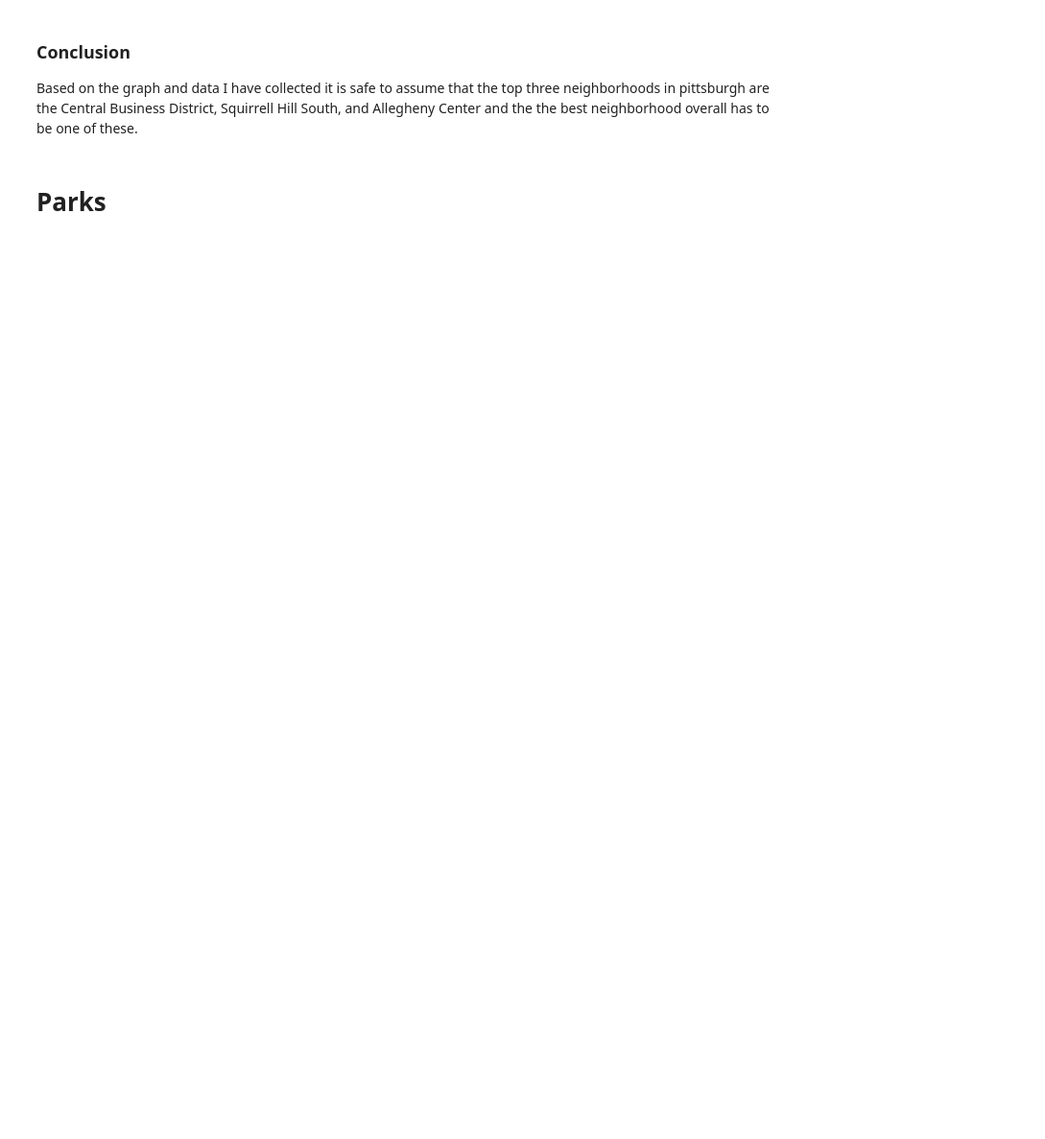
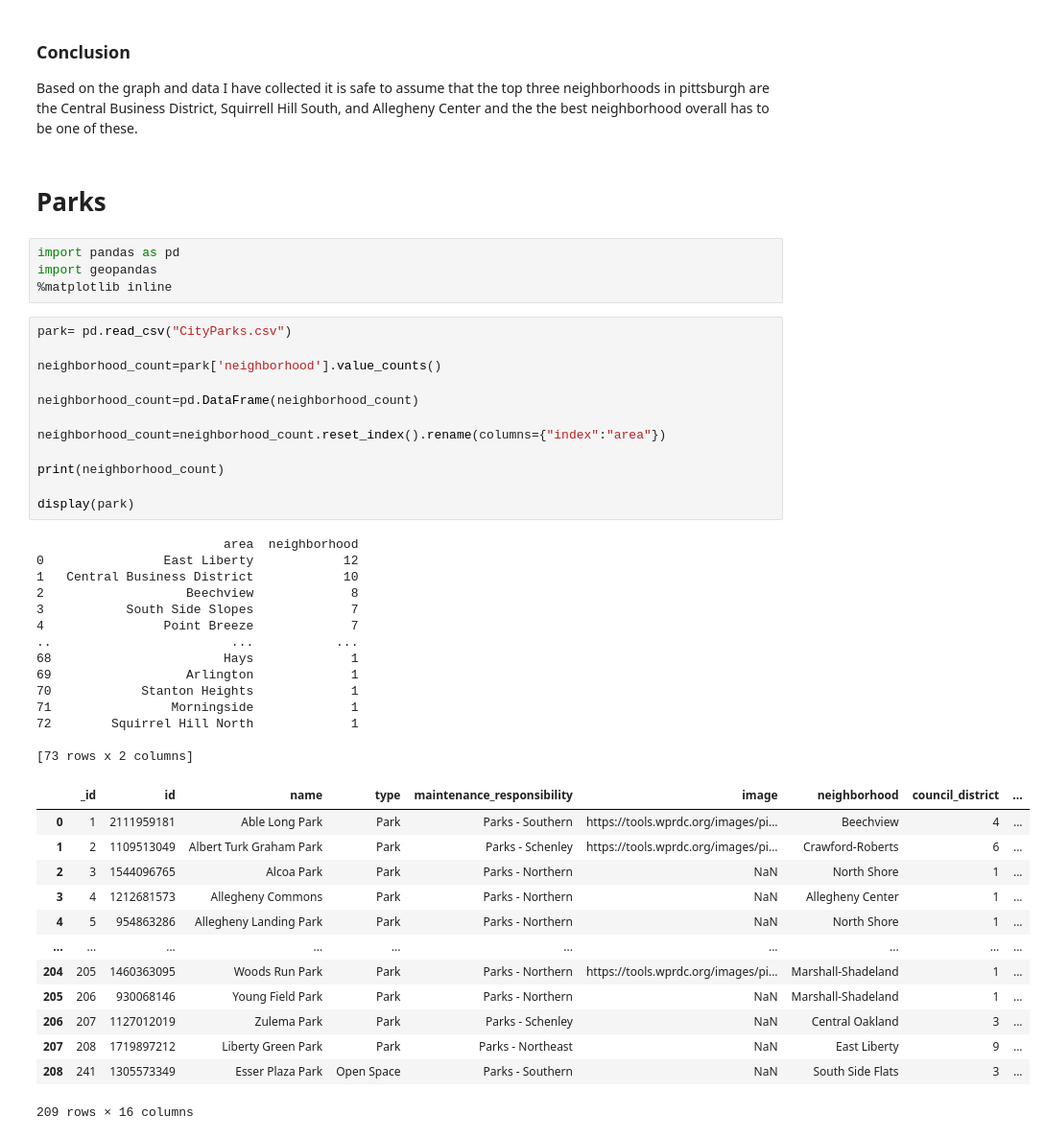
Before and after one commit to ChrisTros/Big-Ideas-Final-Project, a Jupyter notebook: FinalGroup.ipynb, the cells around one changed output. Shown at 96% size. Cells and saved outputs as stored; diff of their text form; blank space fills up the shorter version.

```diff
--- a/FinalGroup.ipynb
+++ b/FinalGroup.ipynb
@@ -88,3 +88,47 @@ plt.show()
 Based on the graph and data I have collected it is safe to assume that the top three neighborhoods in pittsburgh are the Central Business District, Squirrell Hill South, and Allegheny Center and the the best neighborhood overall has to be one of these.
 # %% [markdown]
 # Parks
+# %%
+import pandas as pd
+import geopandas
+%matplotlib inline
+# %%
+park= pd.read_csv("CityParks.csv")
+
+neighborhood_count=park['neighborhood'].value_counts()
+
+neighborhood_count=pd.DataFrame(neighborhood_count)
+
+neighborhood_count=neighborhood_count.reset_index().rename(columns={"index":"area"})
+
+print(neighborhood_count)
+
+display(park)
+# %% [output]
+                         area  neighborhood
+0                East Liberty            12
+1   Central Business District            10
+2                   Beechview             8
+3           South Side Slopes             7
+4                Point Breeze             7
+..                        ...           ...
+68                       Hays             1
+69                  Arlington             1
+70            Stanton Heights             1
+71                Morningside             1
+72        Squirrel Hill North             1
+
+[73 rows x 2 columns]
+|  | _id | id | name | type | maintenance_responsibility | image | neighborhood | council_district | ... |
+| 0 | 1 | 2111959181 | Able Long Park | Park | Parks - Southern | https://tools.wprdc.org/images/pi... | Beechview | 4 | ... |
+| 1 | 2 | 1109513049 | Albert Turk Graham Park | Park | Parks - Schenley | https://tools.wprdc.org/images/pi... | Crawford-Roberts | 6 | ... |
+| 2 | 3 | 1544096765 | Alcoa Park | Park | Parks - Northern | NaN | North Shore | 1 | ... |
+| 3 | 4 | 1212681573 | Allegheny Commons | Park | Parks - Northern | NaN | Allegheny Center | 1 | ... |
+| 4 | 5 | 954863286 | Allegheny Landing Park | Park | Parks - Northern | NaN | North Shore | 1 | ... |
+| ... | ... | ... | ... | ... | ... | ... | ... | ... | ... |
+| 204 | 205 | 1460363095 | Woods Run Park | Park | Parks - Northern | https://tools.wprdc.org/images/pi... | Marshall-Shadeland | 1 | ... |
+| 205 | 206 | 930068146 | Young Field Park | Park | Parks - Northern | NaN | Marshall-Shadeland | 1 | ... |
+| 206 | 207 | 1127012019 | Zulema Park | Park | Parks - Schenley | NaN | Central Oakland | 3 | ... |
+| 207 | 208 | 1719897212 | Liberty Green Park | Park | Parks - Northeast | NaN | East Liberty | 9 | ... |
+| 208 | 241 | 1305573349 | Esser Plaza Park | Open Space | Parks - Southern | NaN | South Side Flats | 3 | ... |
+209 rows × 16 columns
```
Also changed, not shown: parts of 5 cells of this notebook.
